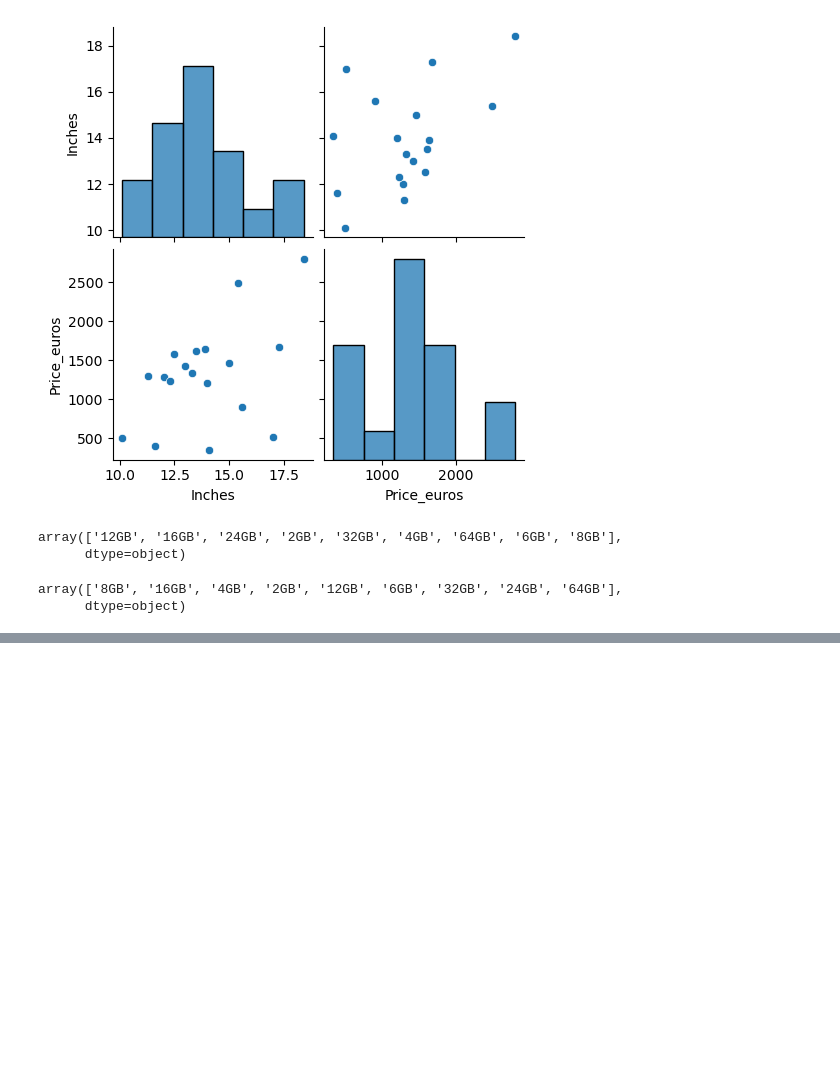
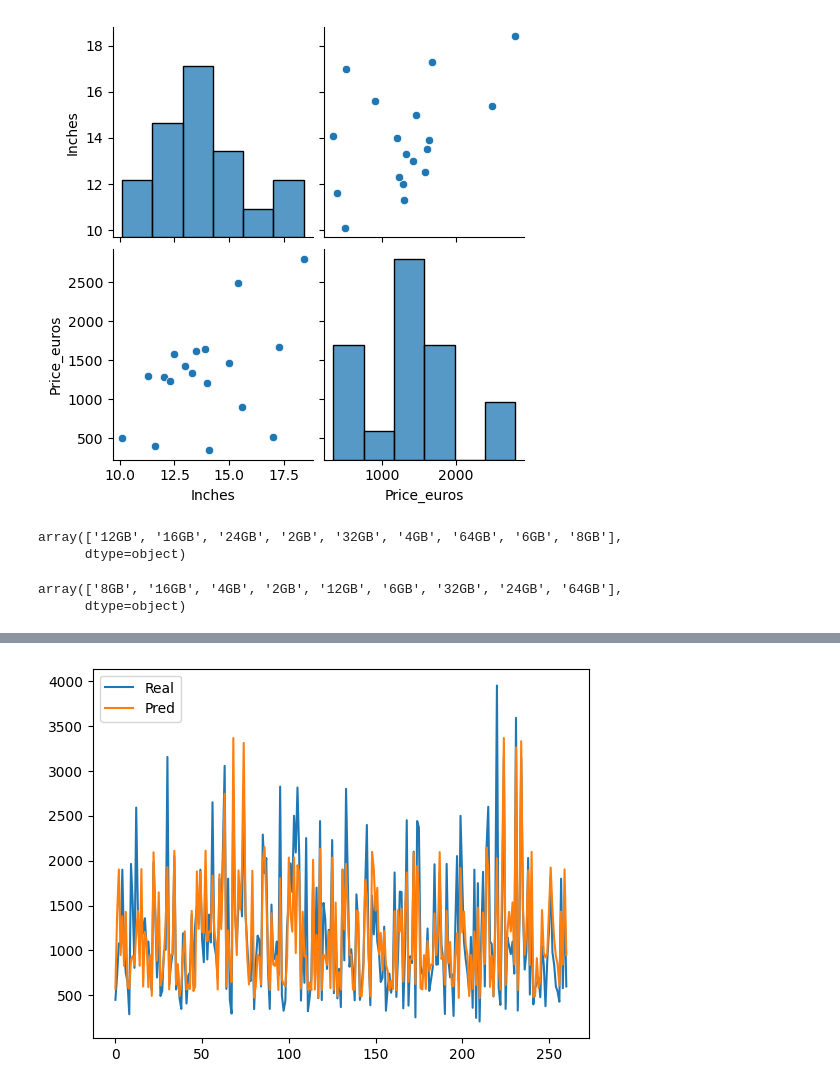
Before and after one commit to yugyeong1/streamlit_Laptop_Price, a Jupyter notebook: laptop_price.ipynb, the cells around one changed output, grey strips where cells are left out. Cells and saved outputs as stored; diff of their text form; code cells hidden in the pictures; blank space fills up the shorter version.

```diff
--- a/laptop_price.ipynb
+++ b/laptop_price.ipynb
@@ -266,0 +282,2 @@ array(['8GB', '16GB', '4GB', '2GB', '12GB', '6GB', '32GB', '24GB', '64GB'],
+# %%
+X = ct.fit_transform(X)
@@ -266,0 +309,5 @@ array(['8GB', '16GB', '4GB', '2GB', '12GB', '6GB', '32GB', '24GB', '64GB'],
+# %%
+# 인공지능에 학습
+from sklearn.model_selection import train_test_split
+
+X_train, X_test, y_train, y_test = train_test_split(X, y, test_size= 0.2, random_state= 1)
@@ -266,0 +316,3 @@ array(['8GB', '16GB', '4GB', '2GB', '12GB', '6GB', '32GB', '24GB', '64GB'],
+# %%
+regressor = LinearRegression()
+regressor.fit(X_train, y_train)
@@ -266,0 +321,2 @@ array(['8GB', '16GB', '4GB', '2GB', '12GB', '6GB', '32GB', '24GB', '64GB'],
+# %%
+y_pred = regressor.predict(X_test)
@@ -266,0 +338,8 @@ array(['8GB', '16GB', '4GB', '2GB', '12GB', '6GB', '32GB', '24GB', '64GB'],
+# %%
+plt.plot(y_test.values)
+plt.plot(y_pred)
+plt.legend(['Real','Pred'])
+plt.savefig
+plt.show()
+# %% [output]
+[figure, added]
```
Also changed, not shown: parts of 19 cells of this notebook.
